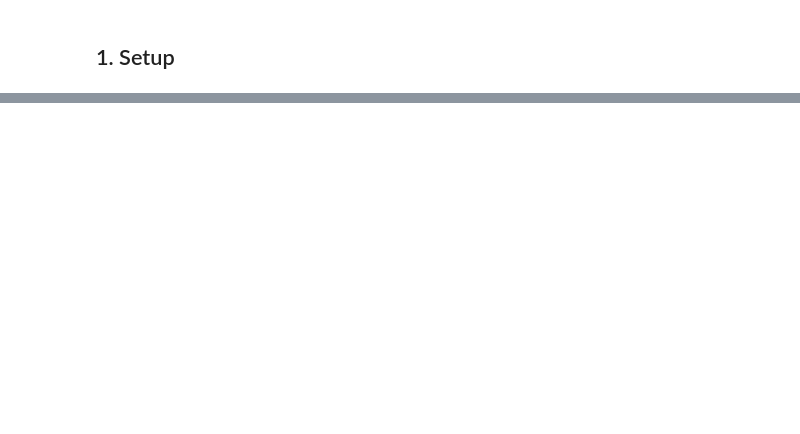
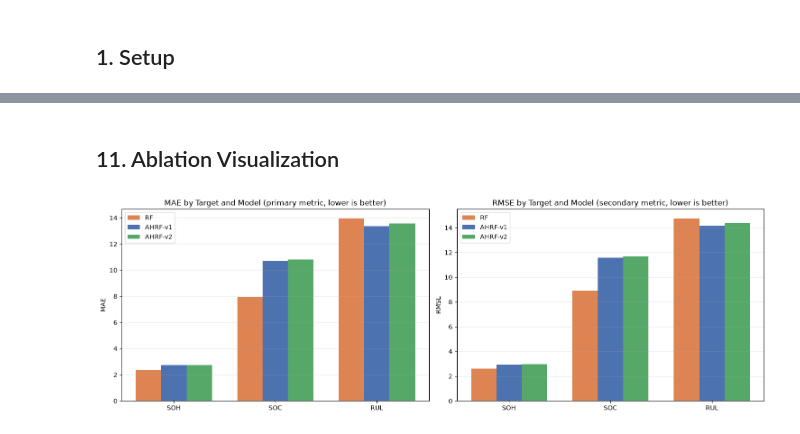
Before and after one commit to TTeerrtthh/SBMS_PROJECT, a Jupyter notebook: notebooks/05_model_training.ipynb, the cells around one changed output, grey strips where cells are left out. Saved outputs shown, nothing was run; the diff lists cells and outputs as text; code cells hidden in the pictures; blank space fills up the shorter version.

```diff
--- a/notebooks/05_model_training.ipynb
+++ b/notebooks/05_model_training.ipynb
@@ -283,0 +680,17 @@ Notebook 06 will benchmark AHRF against a wider set of standard models (Linear R
+# %%
+ablation_rows = []
+for name, r in results_by_target.items():
+    for model_label, res in [("RF", r["rf_results"]), ("AHRF-v1", r["ahrf_v1_results"]), ("AHRF-v2", r["ahrf_v2_results"])]:
+        ablation_rows.append({"Target": name, "Model": model_label,
+                               "MAE": res["MAE"], "RMSE": res["RMSE"], "R2": res["R2"]})
+
+ablation_df = pd.DataFrame(ablation_rows)
+ablation_pivot = ablation_df.pivot(index="Target", columns="Model", values=["MAE", "RMSE", "R2"])
+print(ablation_pivot.round(4).to_string())
+
+print()
+print("AHRF-v2 vs AHRF-v1 improvement (positive = v2 better):")
+for name, r in results_by_target.items():
+    print(f"  {name}: MAE {r['v2_vs_v1_mae_improvement']:+.4f}   "
+          f"RMSE {r['v2_vs_v1_rmse_improvement']:+.4f}   R2 {r['v2_vs_v1_r2_diff']:+.4f}   "
+          f"hypothesis_supported={r['hypothesis_supported']}")
@@ -283,0 +709,35 @@ Notebook 06 will benchmark AHRF against a wider set of standard models (Linear R
+# %% [markdown]
+## 11. Ablation Visualization
+# %%
+targets = list(results_by_target.keys())
+models = ["RF", "AHRF-v1", "AHRF-v2"]
+colors = {"RF": "#DD8452", "AHRF-v1": "#4C72B0", "AHRF-v2": "#55A868"}
+
+fig, axes = plt.subplots(1, 2, figsize=(15, 5))
+x = np.arange(len(targets))
+width = 0.25
+
+for i, model_label in enumerate(models):
+    mae_vals = [results_by_target[t]["rf_results"]["MAE"] if model_label == "RF"
+                else results_by_target[t]["ahrf_v1_results"]["MAE"] if model_label == "AHRF-v1"
+                else results_by_target[t]["ahrf_v2_results"]["MAE"] for t in targets]
+    axes[0].bar(x + (i - 1) * width, mae_vals, width, label=model_label, color=colors[model_label])
+
+axes[0].set_xticks(x); axes[0].set_xticklabels(targets)
+axes[0].set_title("MAE by Target and Model (primary metric, lower is better)")
+axes[0].set_ylabel("MAE"); axes[0].legend(); axes[0].grid(axis="y", alpha=0.3)
+
+for i, model_label in enumerate(models):
+    rmse_vals = [results_by_target[t]["rf_results"]["RMSE"] if model_label == "RF"
+                 else results_by_target[t]["ahrf_v1_results"]["RMSE"] if model_label == "AHRF-v1"
+                 else results_by_target[t]["ahrf_v2_results"]["RMSE"] for t in targets]
+    axes[1].bar(x + (i - 1) * width, rmse_vals, width, label=model_label, color=colors[model_label])
+
+axes[1].set_xticks(x); axes[1].set_xticklabels(targets)
+axes[1].set_title("RMSE by Target and Model (secondary metric, lower is better)")
+axes[1].set_ylabel("RMSE"); axes[1].legend(); axes[1].grid(axis="y", alpha=0.3)
+
+plt.tight_layout()
+plt.show()
+# %% [output]
+[figure, added]
```
Also changed, not shown: parts of 68 cells of this notebook, 25 other files.
